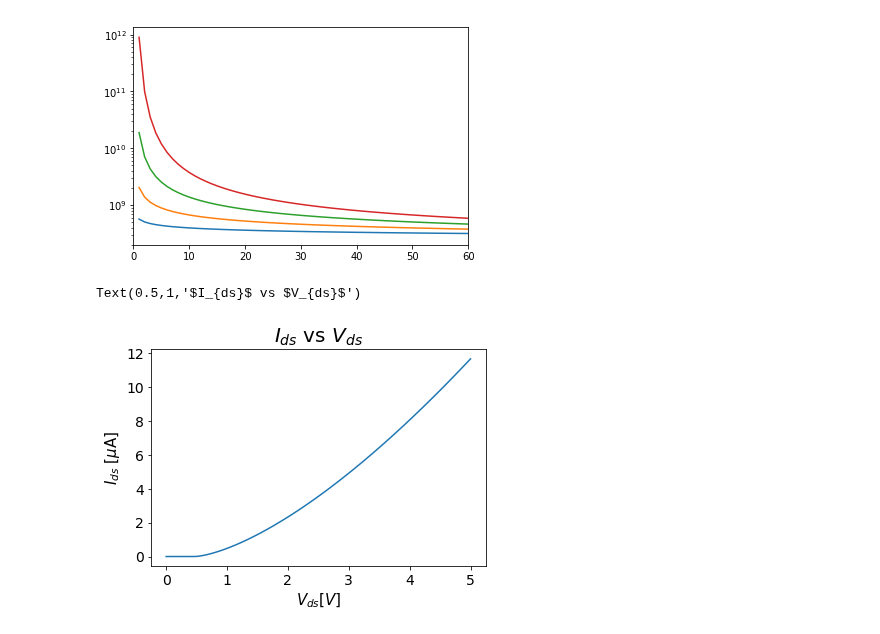
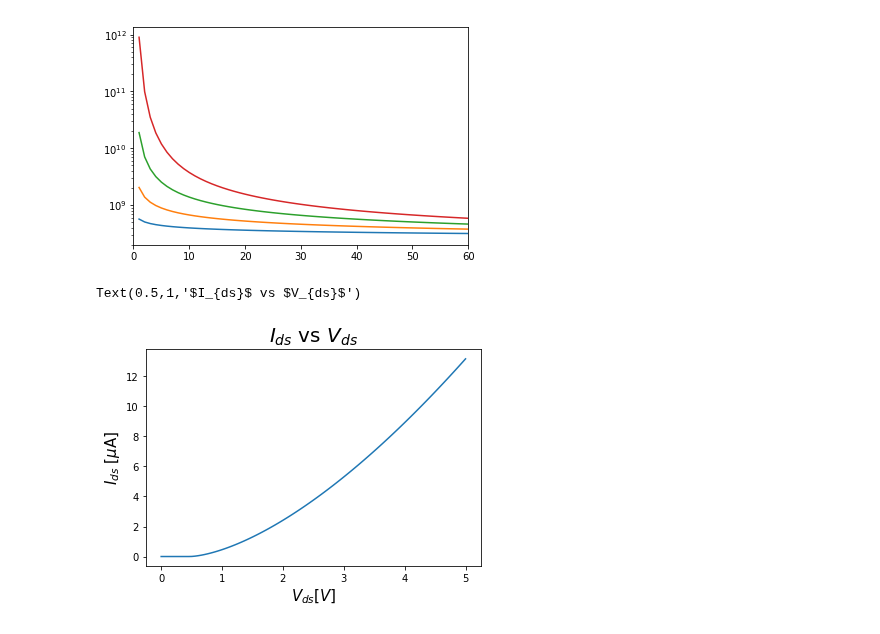
Before and after one commit to prabowobagas/Jupyter-Notebook-Thesis, a Jupyter notebook: Weekly Journal.ipynb, the cells around one changed output. Cells and saved outputs as stored; diff of their text form; code cells hidden in the pictures.

```diff
--- a/Weekly Journal.ipynb
+++ b/Weekly Journal.ipynb
@@ -82,20 +146,20 @@ for i in range(1,5):
 # %%
 #Equation 2 testing
 V_sd = np.linspace(0,5,100) #Can have negative initial value, depletion mode
-delta = 1.48
+delta = 1.56
 V_c = 0.475
 I_sd = [None]*len(V_sd) #initialize the list
 for i,val in enumerate(V_sd):
     if val<V_c:
         I_sd[i]=0
     elif val>=V_c:
         I_sd[i]=1.25*(val - V_c)**delta
 
 
 plt.plot(V_sd,I_sd)
 plt.xlabel('$V_{ds}[V]$', fontsize = 15 )
 plt.ylabel('$I_{ds}$ [$\mu$A]',fontsize = 15)
 plt.title('$I_{ds}$ vs $V_{ds}$',fontsize = 20)
 # %% [output]
 Text(0.5,1,'$I_{ds}$ vs $V_{ds}$')
-[figure, old version]
+[figure, new version]
```
Also changed, not shown: parts of 5 cells of this notebook.
